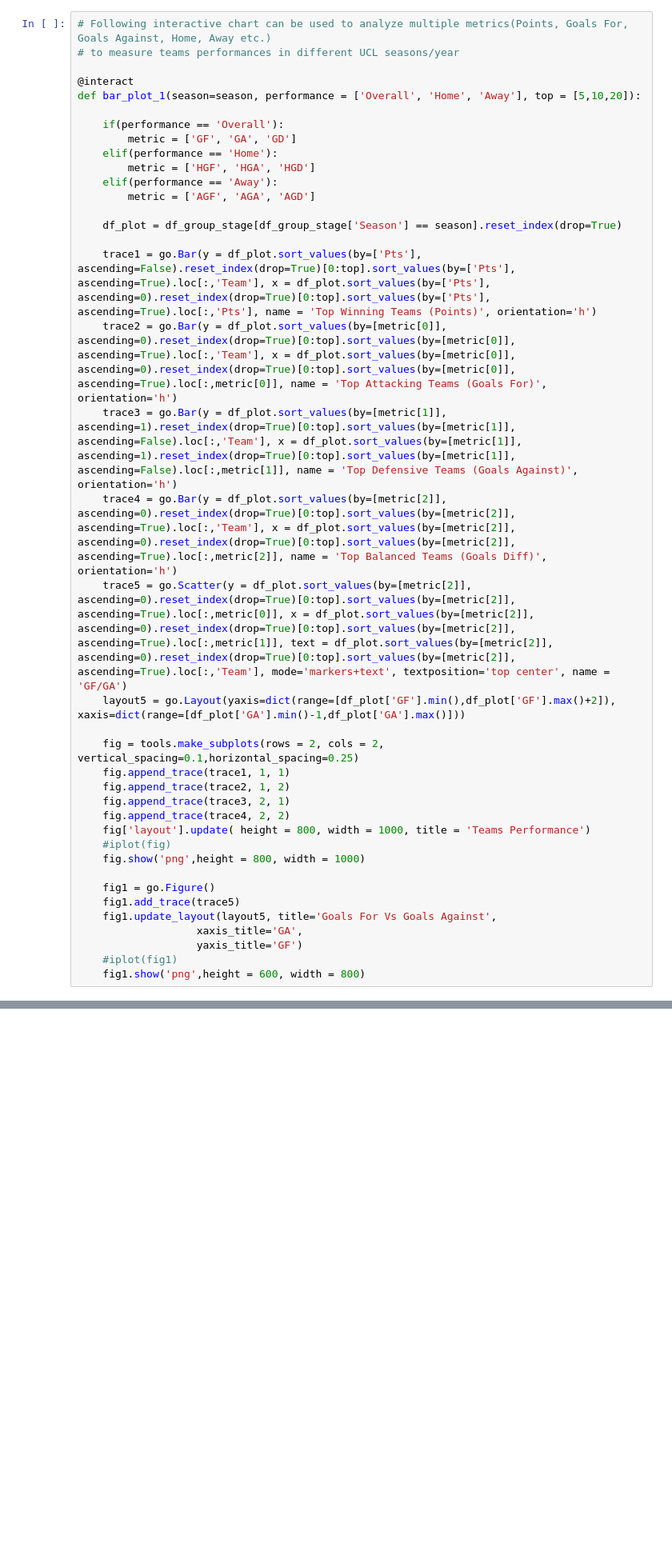
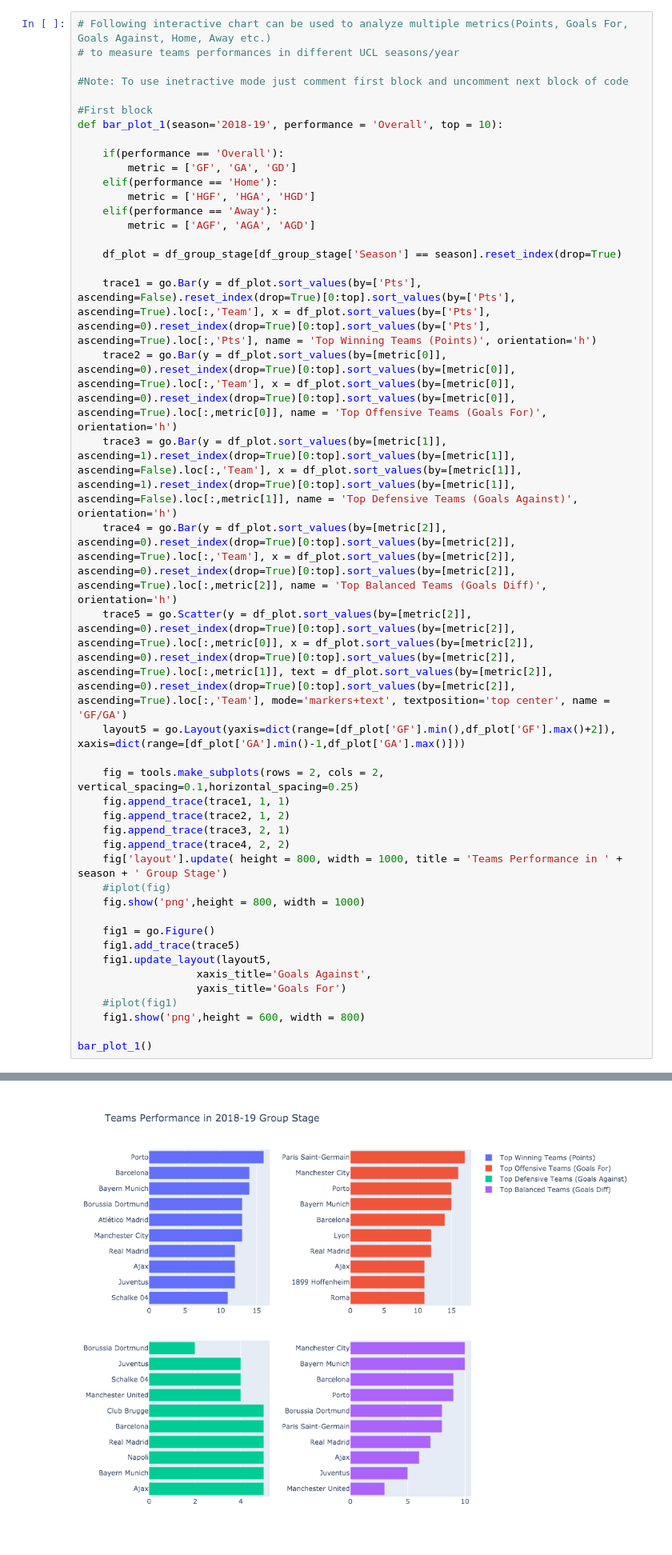
Before and after one commit to sgoyanka10/EDA-UEFA-Champions-League, a Jupyter notebook: EDA_UCL_Football-Soccer.ipynb, the cells around one changed output, grey strips where cells are left out. Shown at 80% size. Drawn from its saved outputs; the diff is of its cells as text; blank space fills up the shorter version.

```diff
--- a/EDA_UCL_Football-Soccer.ipynb
+++ b/EDA_UCL_Football-Soccer.ipynb
@@ -293,8 +298,10 @@ interactive(children=(Dropdown(description='season', options=('2018-19', '2017-1
 # Following interactive chart can be used to analyze multiple metrics(Points, Goals For, Goals Against, Home, Away etc.)
 # to measure teams performances in different UCL seasons/year
 
-@interact
-def bar_plot_1(season=season, performance = ['Overall', 'Home', 'Away'], top = [5,10,20]):
+#Note: To use inetractive mode just comment first block and uncomment next block of code
+
+#First block
+def bar_plot_1(season='2018-19', performance = 'Overall', top = 10):
 
     if(performance == 'Overall'):
         metric = ['GF', 'GA', 'GD']
@@ -306,7 +313,7 @@ def bar_plot_1(season=season, performance = ['Overall', 'Home', 'Away'], top = [
     df_plot = df_group_stage[df_group_stage['Season'] == season].reset_index(drop=True)
 
     trace1 = go.Bar(y = df_plot.sort_values(by=['Pts'], ascending=False).reset_index(drop=True)[0:top].sort_values(by=['Pts'], ascending=True).loc[:,'Team'], x = df_plot.sort_values(by=['Pts'], ascending=0).reset_index(drop=True)[0:top].sort_values(by=['Pts'], ascending=True).loc[:,'Pts'], name = 'Top Winning Teams (Points)', orientation='h')
-    trace2 = go.Bar(y = df_plot.sort_values(by=[metric[0]], ascending=0).reset_index(drop=True)[0:top].sort_values(by=[metric[0]], ascending=True).loc[:,'Team'], x = df_plot.sort_values(by=[metric[0]], ascending=0).reset_index(drop=True)[0:top].sort_values(by=[metric[0]], ascending=True).loc[:,metric[0]], name = 'Top Attacking Teams (Goals For)', orientation='h')
+    trace2 = go.Bar(y = df_plot.sort_values(by=[metric[0]], ascending=0).reset_index(drop=True)[0:top].sort_values(by=[metric[0]], ascending=True).loc[:,'Team'], x = df_plot.sort_values(by=[metric[0]], ascending=0).reset_index(drop=True)[0:top].sort_values(by=[metric[0]], ascending=True).loc[:,metric[0]], name = 'Top Offensive Teams (Goals For)', orientation='h')
     trace3 = go.Bar(y = df_plot.sort_values(by=[metric[1]], ascending=1).reset_index(drop=True)[0:top].sort_values(by=[metric[1]], ascending=False).loc[:,'Team'], x = df_plot.sort_values(by=[metric[1]], ascending=1).reset_index(drop=True)[0:top].sort_values(by=[metric[1]], ascending=False).loc[:,metric[1]], name = 'Top Defensive Teams (Goals Against)', orientation='h')
     trace4 = go.Bar(y = df_plot.sort_values(by=[metric[2]], ascending=0).reset_index(drop=True)[0:top].sort_values(by=[metric[2]], ascending=True).loc[:,'Team'], x = df_plot.sort_values(by=[metric[2]], ascending=0).reset_index(drop=True)[0:top].sort_values(by=[metric[2]], ascending=True).loc[:,metric[2]], name = 'Top Balanced Teams (Goals Diff)', orientation='h')
     trace5 = go.Scatter(y = df_plot.sort_values(by=[metric[2]], ascending=0).reset_index(drop=True)[0:top].sort_values(by=[metric[2]], ascending=True).loc[:,metric[0]], x = df_plot.sort_values(by=[metric[2]], ascending=0).reset_index(drop=True)[0:top].sort_values(by=[metric[2]], ascending=True).loc[:,metric[1]], text = df_plot.sort_values(by=[metric[2]], ascending=0).reset_index(drop=True)[0:top].sort_values(by=[metric[2]], ascending=True).loc[:,'Team'], mode='markers+text', textposition='top center', name = 'GF/GA')
@@ -317,15 +324,17 @@ def bar_plot_1(season=season, performance = ['Overall', 'Home', 'Away'], top = [
     fig.append_trace(trace2, 1, 2)
     fig.append_trace(trace3, 2, 1)
     fig.append_trace(trace4, 2, 2)
-    fig['layout'].update( height = 800, width = 1000, title = 'Teams Performance')
+    fig['layout'].update( height = 800, width = 1000, title = 'Teams Performance in ' + season + ' Group Stage')
     #iplot(fig)
     fig.show('png',height = 800, width = 1000)
 
     fig1 = go.Figure()
     fig1.add_trace(trace5)
-    fig1.update_layout(layout5, title='Goals For Vs Goals Against',
-                   xaxis_title='GA',
-                   yaxis_title='GF')
+    fig1.update_layout(layout5,
+                   xaxis_title='Goals Against',
+                   yaxis_title='Goals For')
     #iplot(fig1)
     fig1.show('png',height = 600, width = 800)
+
+bar_plot_1()
 # %% [output]
@@ -332,0 +341 @@ interactive(children=(Dropdown(description='season', options=('2018-19', '2017-1
+[figure, added]
```
Also changed, not shown: parts of 20 cells of this notebook, 1 other file.
